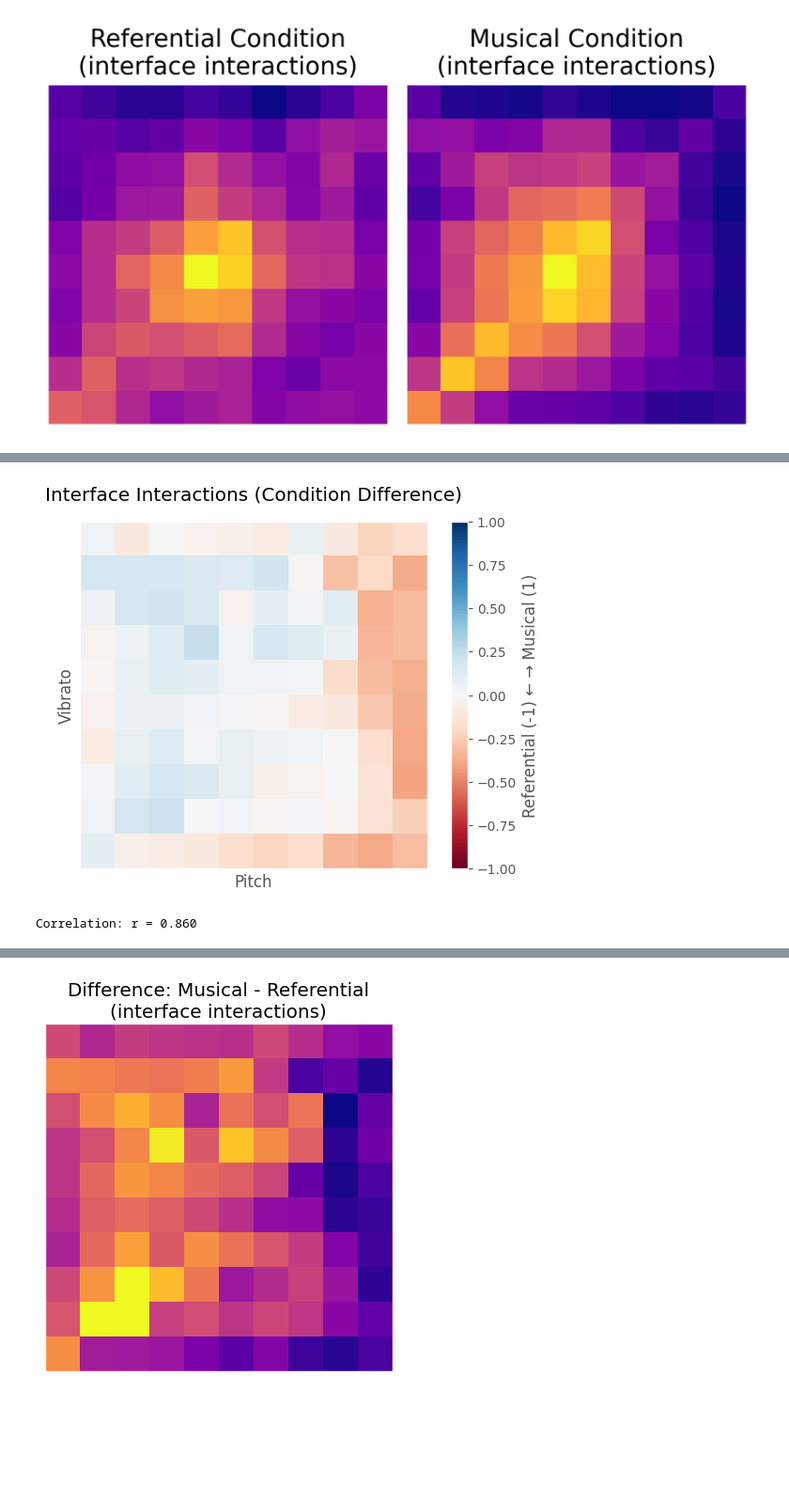
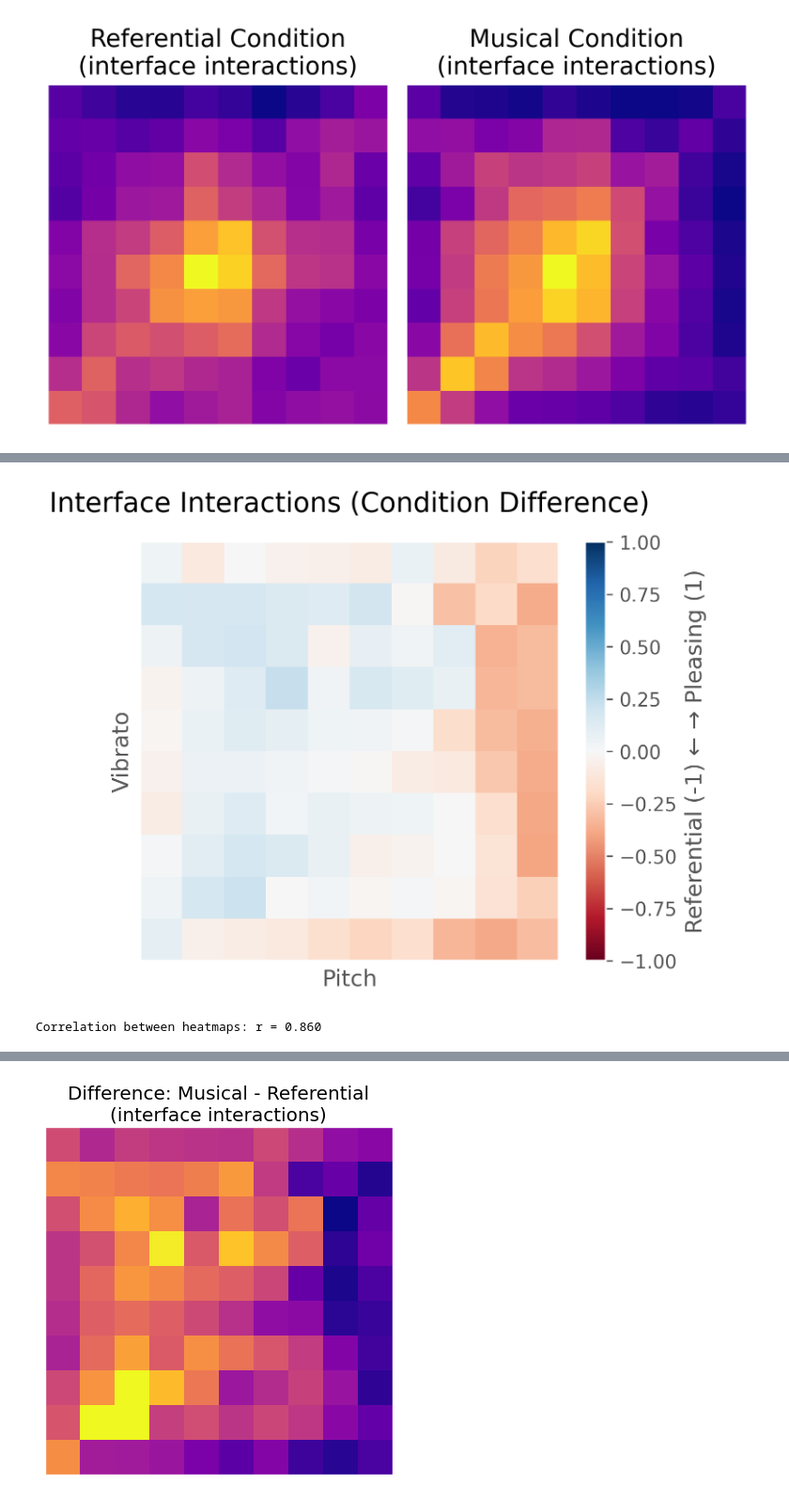
Before and after one commit to matthewcaren/image-scoring, a Jupyter notebook: analysis/viz-audio.ipynb, the cells around one changed output, grey strips where cells are left out. Shown at 94% size. Drawn from its saved outputs; the diff is of its cells as text; code cells hidden in the pictures; blank space fills up the shorter version.

```diff
--- a/analysis/viz-audio.ipynb
+++ b/analysis/viz-audio.ipynb
@@ -32,0 +36,11 @@ Found 1173 referential condition sounds
+# %%
+def parse_audio_blob(audio_blob_array):
+    audio_bytes = bytes(audio_blob_array)
+    with io.BytesIO(audio_bytes) as bio:
+        audio = AudioSegment.from_file(bio)
+    samples = np.array(audio.get_array_of_samples(), dtype=np.float32)
+    samples = samples / (2**15)  # 16-bit audio
+    sample_rate = audio.frame_rate
+    if audio.channels == 2:
+        samples = samples.reshape((-1, 2))
+    return samples, sample_rate
@@ -88,0 +139,14 @@ plt.tight_layout()
+# %%
+# entropy of (normalized) heatmaps
+def compute_entropy(heatmap):
+    heatmap_flat = heatmap.flatten()
+    heatmap_flat = heatmap_flat[heatmap_flat > 0]  # remove zero entries
+    entropy = -np.sum(heatmap_flat * np.log2(heatmap_flat))
+    return entropy
+
+entropy_musical = compute_entropy(musical_heatmap)
+entropy_referential = compute_entropy(referential_heatmap)
+print(f'entropy, pleasing: {entropy_musical:.3f} bits')
+print(f'entropy, referential: {entropy_referential:.3f} bits')
+print(f'difference (pleasing - referential): {entropy_musical - entropy_referential:.3f} bits')
+print(f'compare to perfectly uniform distribution: {np.log2(heatmap_resolution**2):.3f} bits')
@@ -89,27 +328,27 @@ plt.tight_layout()
 # %%
 # difference heatmap normalized by total usage
 difference_heatmap = np.zeros((heatmap_resolution, heatmap_resolution))
 for i in range(heatmap_resolution):
     for j in range(heatmap_resolution):
         total = musical_heatmap[i, j] + referential_heatmap[i, j]
         if total > 0:
             difference_heatmap[i, j] = (musical_heatmap[i, j] - referential_heatmap[i, j]) / total
         else:
             difference_heatmap[i, j] = 0
 
-# plt.figure(figsize=(6,5), dpi=300)
+plt.figure(figsize=(5,4), dpi=300)
 plt.imshow(difference_heatmap, cmap='RdBu', interpolation='nearest', vmin=-1, vmax=1)
-plt.colorbar(label='Referential (-1) ← → Musical (1)')
+plt.colorbar(label='Referential (-1) ← → Pleasing (1)')
 plt.title('Interface Interactions (Condition Difference)', pad=16)
 plt.xticks([])
 plt.yticks([])
 plt.xlabel('Pitch')
 plt.ylabel('Vibrato')
 plt.show()
 # %% [output]
-[figure, old version]
+[figure, new version]
 # %%
 corr = np.corrcoef(referential_heatmap.flatten(), musical_heatmap.flatten())[0, 1]
-print(f'Correlation: r = {corr:.3f}')
+print(f'Correlation between heatmaps: r = {corr:.3f}')
 # %% [output]
-Correlation: r = 0.860
+Correlation between heatmaps: r = 0.860
```
Also changed, not shown: parts of 27 cells of this notebook.
